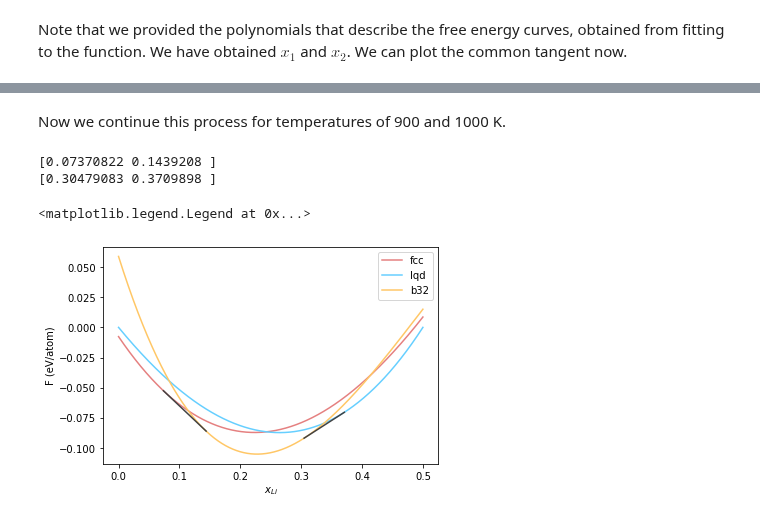
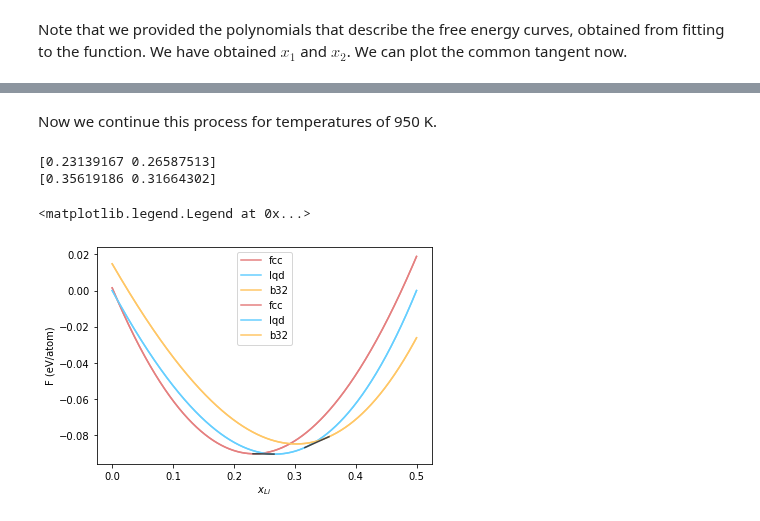
Before and after one commit to pyiron-workshop/potentials-workshop-2022, a Jupyter notebook: phase_diagram/tutorial_2.ipynb, the cells around one changed output, grey strips where cells are left out. Cells and saved outputs as stored; diff of their text form; code cells hidden in the pictures.

```diff
--- a/phase_diagram/tutorial_2.ipynb
+++ b/phase_diagram/tutorial_2.ipynb
@@ -241,3 +255,3 @@ For the initial set of analysis, we will choose a temperature of 700 K.
 # %%
-temp = 700
+temp = 800
 # %% [markdown]
@@ -439,18 +453,18 @@ Therefore we have obtained already a slice of the phase diagram at 700 K. We can
 # %%
-temp = 800
+temp = 900
 
 fcc = []
 b32 = []
 lqd = []
-fcc.append(fe_at(pr["lial_thermodynamics_composition/xp_sol"], temp))
-lqd.append(fe_at(pr["lial_thermodynamics_composition/xp_lqd"], temp))
-b32.append(fe_at(pr["lial_thermodynamics_composition/xp_alli"], temp))
+fcc.append(fe_at(pr["phase_diagram/xp_sol"], temp))
+lqd.append(fe_at(pr["phase_diagram/xp_lqd"], temp))
+b32.append(fe_at(pr["phase_diagram/xp_alli"], temp))
 for i in range(5):
-    fcc.append(fe_at(pr["lial_thermodynamics_composition/x%d_sol"%i], temp))
-    lqd.append(fe_at(pr["lial_thermodynamics_composition/x%d_lqd"%i], temp))
-    b32.append(fe_at(pr["lial_thermodynamics_composition/x%d_alli"%i], temp))
+    fcc.append(fe_at(pr["phase_diagram/x%d_sol"%i], temp))
+    lqd.append(fe_at(pr["phase_diagram/x%d_lqd"%i], temp))
+    b32.append(fe_at(pr["phase_diagram/x%d_alli"%i], temp))
 fcc_mix = np.array(fcc)-temp*smix
-b32_mix = np.array(b32)-temp*(smix-smix[-1])
+b32_mix = np.array(b32)-temp*smix
 lqd_mix = np.array(lqd)
 fcc_fit = np.polyfit(comp, fcc_mix, 3)
 fcc_fe = np.polyval(fcc_fit, comp_grid)
@@ -499,47 +492,52 @@ plt.legend()
 # %% [markdown]
-Now we continue this process for temperatures of 900 and 1000 K.
+Now we continue this process for temperatures of 950 K.
 # %%
-temp = 900
+temp = 950
 
 fcc = []
 b32 = []
 lqd = []
-fcc.append(fe_at(pr["lial_thermodynamics_composition/xp_sol"], temp))
-lqd.append(fe_at(pr["lial_thermodynamics_composition/xp_lqd"], temp))
-b32.append(fe_at(pr["lial_thermodynamics_composition/xp_alli"], temp))
+fcc.append(fe_at(pr["phase_diagram/xp_sol"], temp))
+lqd.append(fe_at(pr["phase_diagram/xp_lqd"], temp))
+b32.append(fe_at(pr["phase_diagram/xp_alli"], temp))
 for i in range(5):
-    fcc.append(fe_at(pr["lial_thermodynamics_composition/x%d_sol"%i], temp))
-    lqd.append(fe_at(pr["lial_thermodynamics_composition/x%d_lqd"%i], temp))
-    b32.append(fe_at(pr["lial_thermodynamics_composition/x%d_alli"%i], temp))
+    fcc.append(fe_at(pr["phase_diagram/x%d_sol"%i], temp))
+    lqd.append(fe_at(pr["phase_diagram/x%d_lqd"%i], temp))
+    b32.append(fe_at(pr["phase_diagram/x%d_alli"%i], temp))
 fcc_mix = np.array(fcc)-temp*smix
-b32_mix = np.array(b32)-temp*(smix-smix[-1])
+b32_mix = np.array(b32)-temp*smix
 lqd_mix = np.array(lqd)
 fcc_fit = np.polyfit(comp, fcc_mix, 3)
 fcc_fe = np.polyval(fcc_fit, comp_grid)
 lqd_fit = np.polyfit(comp, lqd_mix, 3)
 lqd_fe = np.polyval(lqd_fit, comp_grid)
 b32_fit = np.polyfit(comp, b32_mix, 3)
 b32_fe = np.polyval(b32_fit, comp_grid)
 lqd_fe_norm, slope, intercept = normalise_fe(lqd_fe, comp_grid)
 fcc_fe_norm = fcc_fe-(slope*comp_grid + intercept)
 b32_fe_norm = b32_fe-(slope*comp_grid + intercept)
-ct = find_common_tangent(fcc_fit, b32_fit, [0.0, 0.25])
+plt.plot(comp_grid, fcc_fe_norm, '-', color="#e58080", label='fcc')
+plt.plot(comp_grid, lqd_fe_norm, '-', color="#66cfff", label='lqd')
+plt.plot(comp_grid, b32_fe_norm, '-', color="#ffc766", label='b32')
+ct = find_common_tangent(fcc_fit, lqd_fit, [0.1, 0.3])
 print(ct)
 ct1 = find_common_tangent(b32_fit, lqd_fit, [0.3, 0.5])
 print(ct1)
 plt.plot(comp_grid, fcc_fe_norm, '-', color="#e58080", label='fcc')
 plt.plot(comp_grid, lqd_fe_norm, '-', color="#66cfff", label='lqd')
 plt.plot(comp_grid, b32_fe_norm, '-', color="#ffc766", label='b32')
 plt.plot(ct, [np.polyval(fcc_fit, ct[0])-(slope*ct[0] + intercept),
-             np.polyval(b32_fit, ct[1])-(slope*ct[1] + intercept)], color="#424242")
+             np.polyval(lqd_fit, ct[1])-(slope*ct[1] + intercept)], color="#424242")
 plt.plot(ct1, [np.polyval(b32_fit, ct1[0])-(slope*ct1[0] + intercept),
              np.polyval(lqd_fit, ct1[1])-(slope*ct1[1] + intercept)], color="#424242")
+
+
 
 plt.xlabel(r"$x_{Li}$")
 plt.ylabel(r"F (eV/atom)")
 plt.legend()
 # %% [output]
-[0.07370822 0.1439208 ]
-[0.30479083 0.3709898 ]
+[0.23139167 0.26587513]
+[0.35619186 0.31664302]
 <matplotlib.legend.Legend at 0x...>
-[figure, old version]
+[figure, new version]
```
Also changed, not shown: parts of 56 cells of this notebook, 3 other files.
